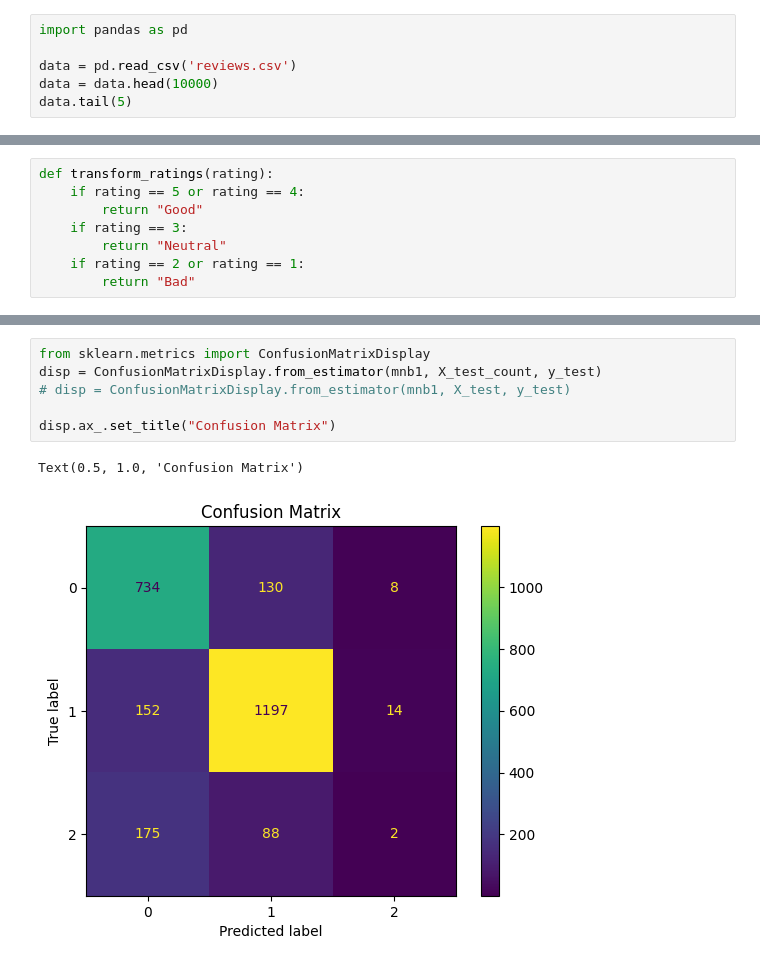
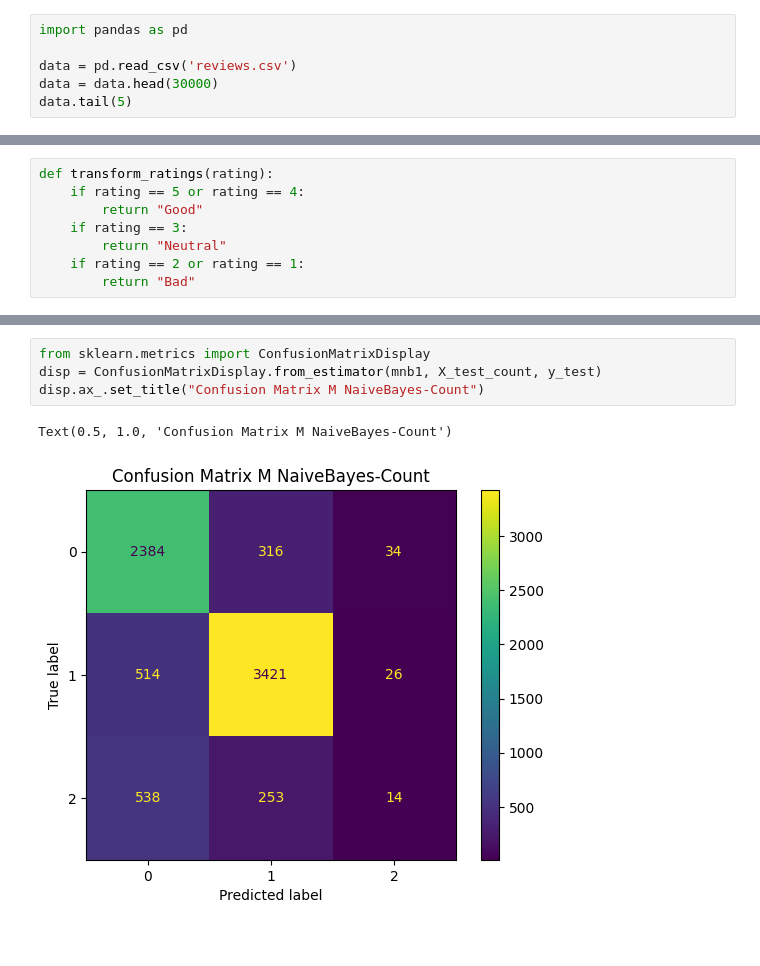
Before and after one commit to wendikardian/aidev2, a Jupyter notebook: Spotify Review Sentiment Analysis/main.ipynb, the cells around one changed output, grey strips where cells are left out. Cells and saved outputs as stored; diff of their text form.

```diff
--- a/Spotify Review Sentiment Analysis/main.ipynb
+++ b/Spotify Review Sentiment Analysis/main.ipynb
@@ -2,7 +2,7 @@
 import pandas as pd
 
 data = pd.read_csv('reviews.csv')
-data = data.head(10000)
+data = data.head(30000)
 data.tail(5)
 # %% [output]
 |  | Time_submitted | Review | Rating | Total_thumbsup | Reply |
@@ -249,9 +365,7 @@ sns.barplot(data=model_df, y='Model', x='Score')
 # %%
 from sklearn.metrics import ConfusionMatrixDisplay
 disp = ConfusionMatrixDisplay.from_estimator(mnb1, X_test_count, y_test)
-# disp = ConfusionMatrixDisplay.from_estimator(mnb1, X_test, y_test)
-
-disp.ax_.set_title("Confusion Matrix")
+disp.ax_.set_title("Confusion Matrix M NaiveBayes-Count")
 # %% [output]
-Text(0.5, 1.0, 'Confusion Matrix')
+Text(0.5, 1.0, 'Confusion Matrix M NaiveBayes-Count')
-[figure, old version]
+[figure, new version]
```
Also changed, not shown: parts of 40 cells of this notebook, 31 other files.
